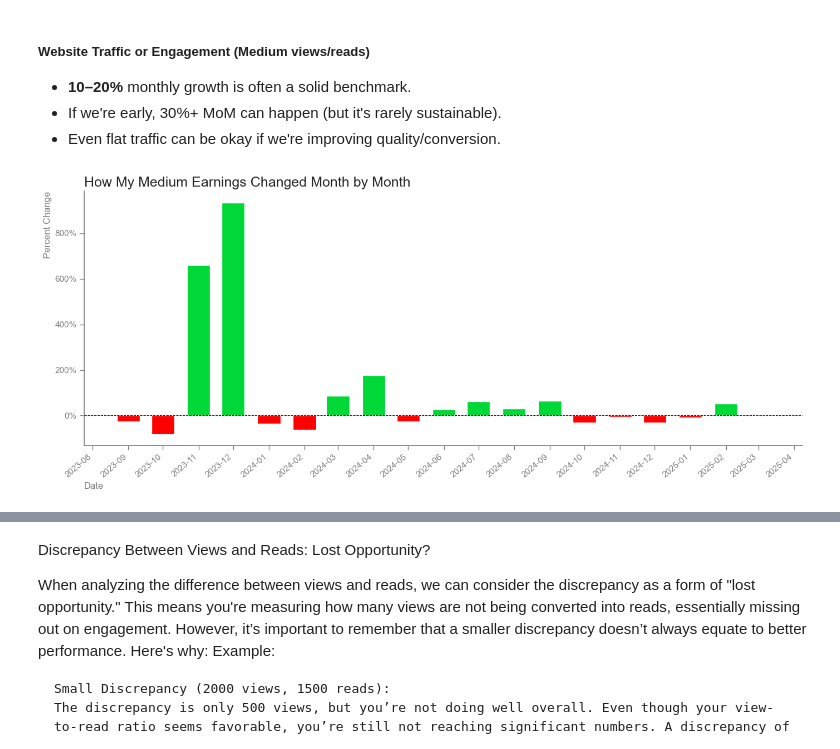
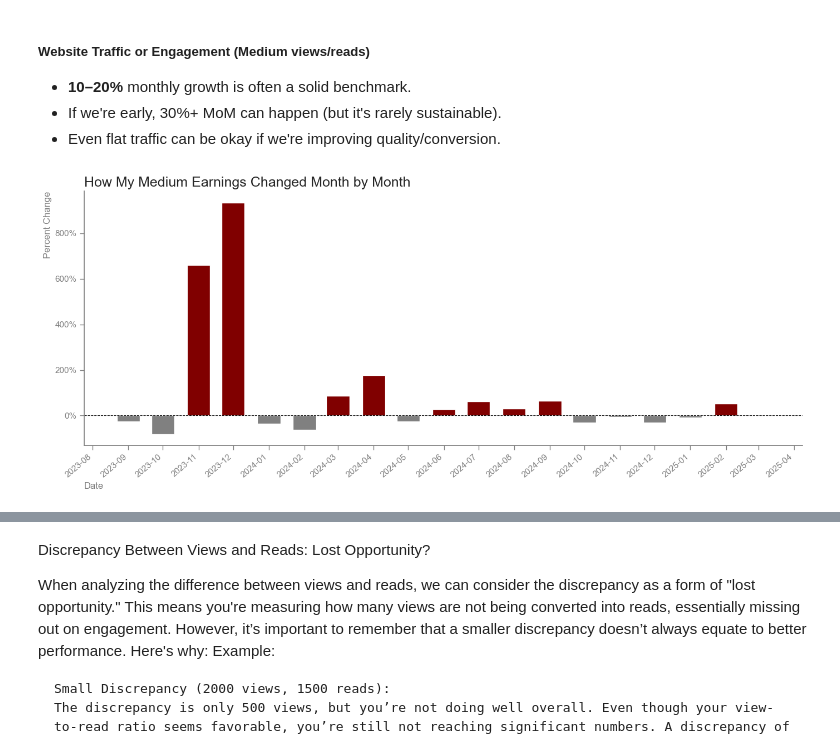
Before and after one commit to paul-trood/medium_earnings, a Jupyter notebook: 02_data_analysis.ipynb, the cells around one changed output, grey strips where cells are left out. Saved outputs shown, nothing was run; the diff lists cells and outputs as text; code cells hidden in the pictures.

Commit message:
updated a chart. added a new one

```diff
--- a/02_data_analysis.ipynb
+++ b/02_data_analysis.ipynb
@@ -696,7 +802,7 @@ filtered_df = df_plot[mask]
 ax.bar(
     filtered_df["date"],  # Use the filtered date column
     filtered_df["rolling_pct_change"],
-    color=["#00d838" if val >= 0 else "red" for val in filtered_df["rolling_pct_change"]],
+    color=["maroon" if val >= 0 else "grey" for val in filtered_df["rolling_pct_change"]],
     width=20  # Adjust width if needed
 )
 
@@ -712,31 +818,31 @@ ax.yaxis.set_major_formatter(PercentFormatter())
 
 # Optional line at 0% for reference
 plt.axhline(0, color="black", linewidth=0.8, linestyle="--")
 
 
 # Turn on the ticks for both x and y axes
 ax.tick_params(axis='both', which='both', bottom=True, left=True)
 
 # Set color of spines to grey for both axes
 for spine in ax.spines.values():
     spine.set_color("grey")
 
 # Remove the top and right spines
 ax.spines["top"].set_visible(False)
 ax.spines["right"].set_visible(False)
 
 # Change x-axis tick color
 ax.tick_params(axis="x", colors="grey", width=1)
 
 # Change y-axis tick color
 ax.tick_params(axis="y", colors="grey", width=1)
 
 # Labels and title
 plt.title("How My Medium Earnings Changed Month by Month", loc="left", size=18)
 plt.xlabel("Date", loc="left", color="grey")
 plt.ylabel("Percent Change", loc="top", color="grey")
 
 plt.tight_layout()
 plt.show()
 # %% [output]
-[figure, old version]
+[figure, new version]
```
Also changed, not shown: parts of 10 cells of this notebook, 1 other file.
